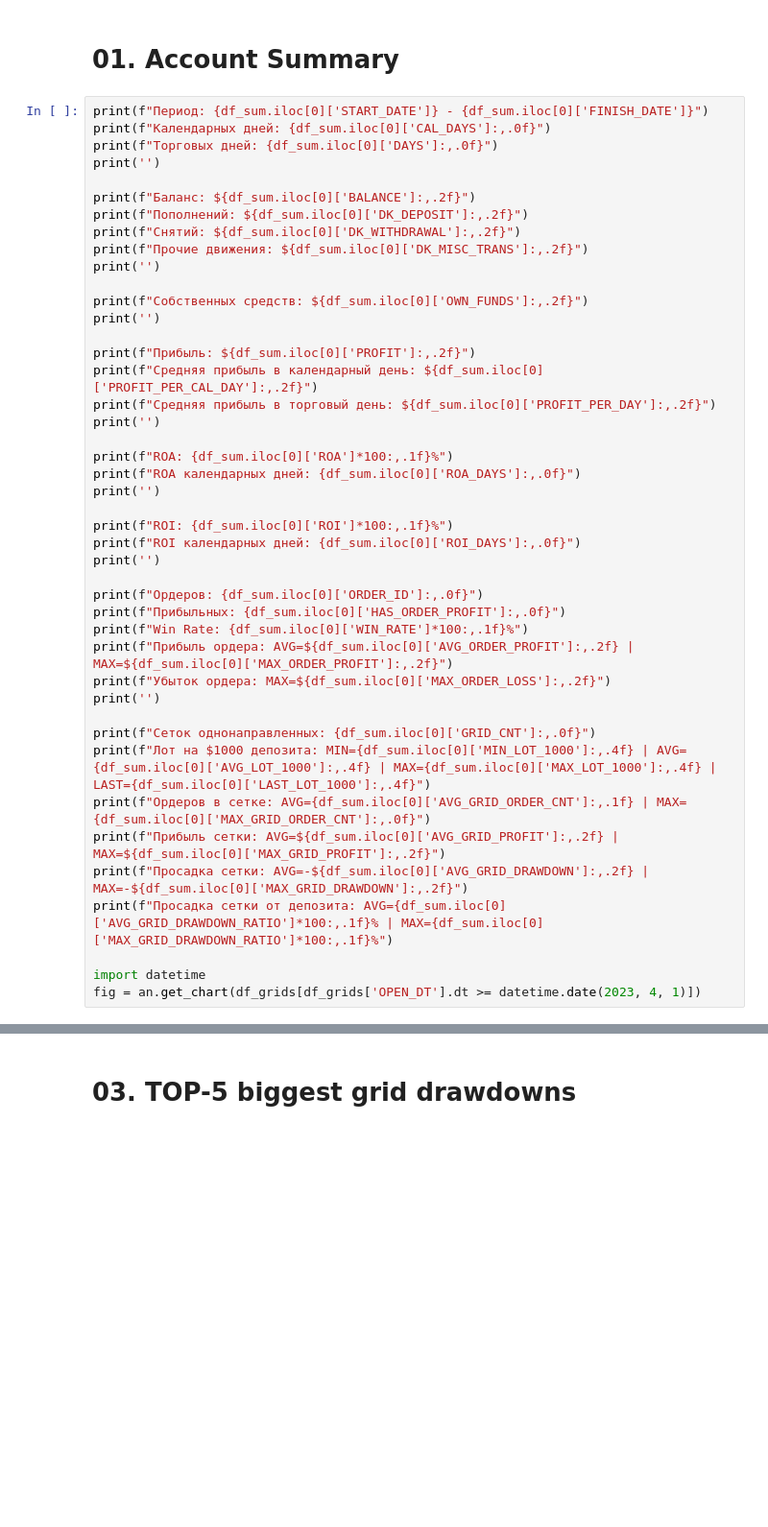
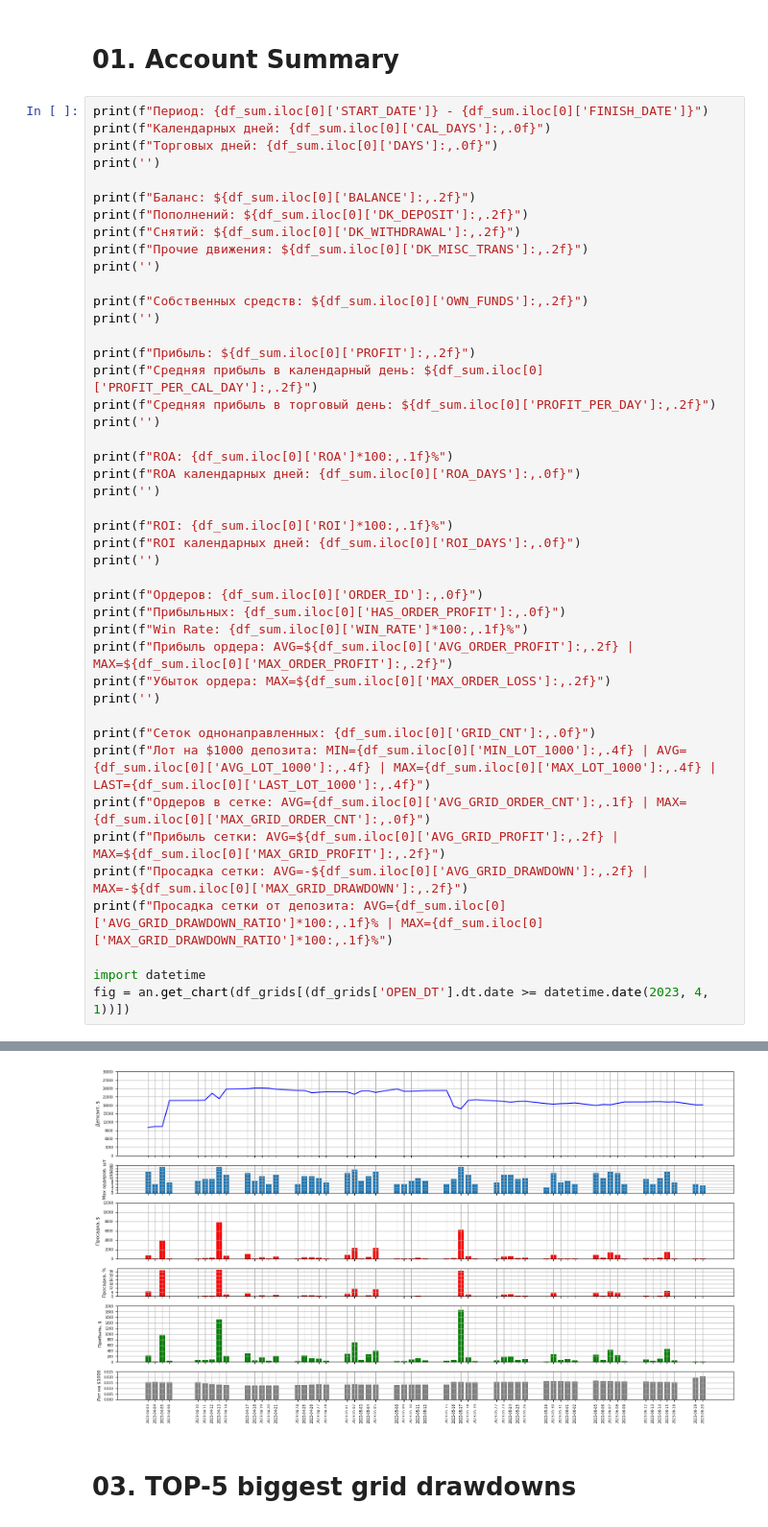
Before and after one commit to sournk/rf-history, a Jupyter notebook: research/analize2.ipynb, the cells around one changed output, grey strips where cells are left out. Shown at 96% size. Drawn from its saved outputs; the diff is of its cells as text; blank space fills up the shorter version.

```diff
--- a/research/analize2.ipynb
+++ b/research/analize2.ipynb
@@ -70,7 +73,7 @@ print(f"Просадка сетки: AVG=-${df_sum.iloc[0]['AVG_GRID_DRAWDOWN']:
 print(f"Просадка сетки от депозита: AVG={df_sum.iloc[0]['AVG_GRID_DRAWDOWN_RATIO']*100:,.1f}% | MAX={df_sum.iloc[0]['MAX_GRID_DRAWDOWN_RATIO']*100:,.1f}%")
 
 import datetime
-fig = an.get_chart(df_grids[df_grids['OPEN_DT'].dt >= datetime.date(2023, 4, 1)])
+fig = an.get_chart(df_grids[(df_grids['OPEN_DT'].dt.date >= datetime.date(2023, 4, 1))])
 # %% [output]
 Период: 2023-02-26 - 2023-06-20
 Календарных дней: 114
@@ -93,3 +95,4 @@ TypeError: Invalid comparison between dtype=datetime64[ns] and date
+[figure, added]
 # %% [markdown]
 # 03. TOP-5 biggest grid drawdowns
 # %%
```
Also changed, not shown: parts of 8 cells of this notebook, 2 other files.
